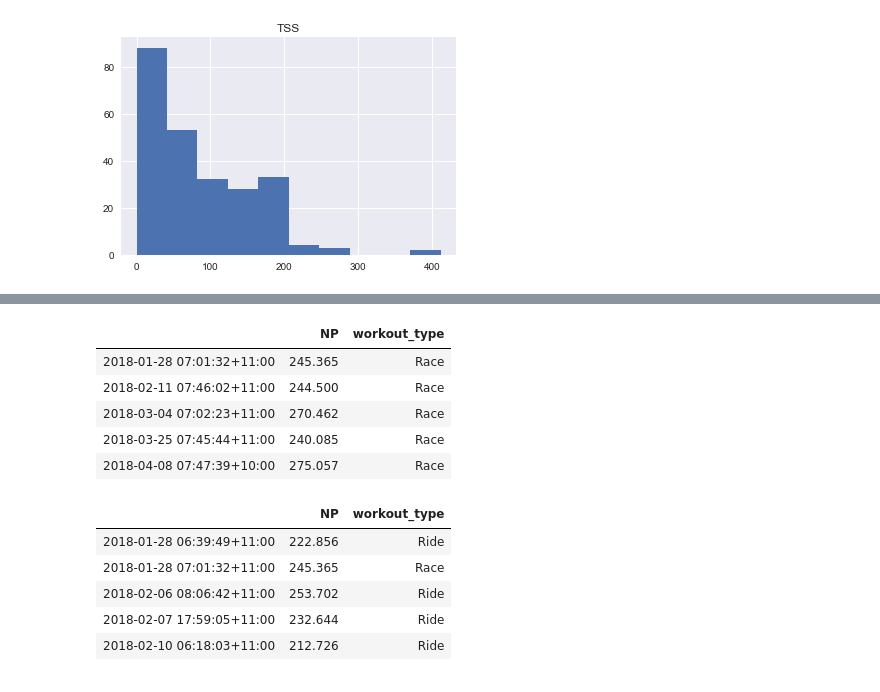
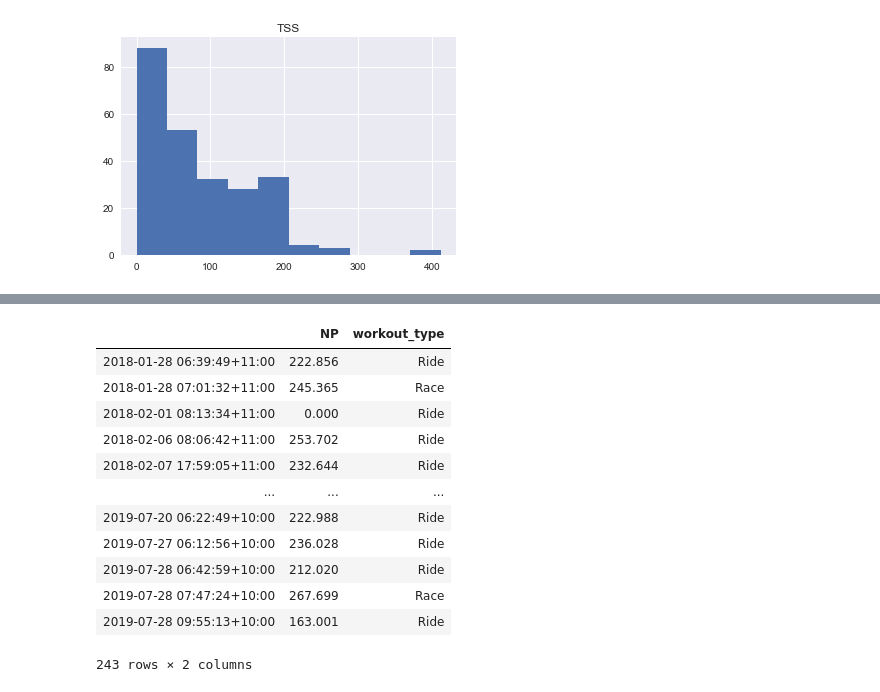
Before and after one commit to iamdraza/University-Practicals, a Jupyter notebook: Portfolio 1.ipynb, the cells around one changed output, grey strips where cells are left out. Drawn from its saved outputs; the diff is of its cells as text; code cells hidden in the pictures.

```diff
--- a/Portfolio 1.ipynb
+++ b/Portfolio 1.ipynb
@@ -263,22 +266,17 @@ sns.pairplot(ndf2)
 # %%
-df=newdataframe[newdataframe.workout_type=='Race']
-df=pd.DataFrame(df,columns =['NP', 'workout_type'])
-df.head()
+ndf3=pd.DataFrame(newdataframe,columns =['NP', 'workout_type'])
+ndf3
 # %% [output]
 |  | NP | workout_type |
+| 2018-01-28 06:39:49+11:00 | 222.856 | Ride |
 | 2018-01-28 07:01:32+11:00 | 245.365 | Race |
-| 2018-02-11 07:46:02+11:00 | 244.500 | Race |
-| 2018-03-04 07:02:23+11:00 | 270.462 | Race |
-| 2018-03-25 07:45:44+11:00 | 240.085 | Race |
-| 2018-04-08 07:47:39+10:00 | 275.057 | Race |
+| 2018-02-01 08:13:34+11:00 | 0.000 | Ride |
+| 2018-02-06 08:06:42+11:00 | 253.702 | Ride |
+| 2018-02-07 17:59:05+11:00 | 232.644 | Ride |
+| ... | ... | ... |
+| 2019-07-20 06:22:49+10:00 | 222.988 | Ride |
+| 2019-07-27 06:12:56+10:00 | 236.028 | Ride |
+| 2019-07-28 06:42:59+10:00 | 212.020 | Ride |
+| 2019-07-28 07:47:24+10:00 | 267.699 | Race |
+| 2019-07-28 09:55:13+10:00 | 163.001 | Ride |
+243 rows × 2 columns
-# %%
-bf=newdataframe[newdataframe.workout_type=='Race']
-bf=pd.DataFrame(newdataframe,columns =['NP', 'workout_type'])
-bf.head()
-# %% [output]
-|  | NP | workout_type |
-| 2018-01-28 06:39:49+11:00 | 222.856 | Ride |
-| 2018-01-28 07:01:32+11:00 | 245.365 | Race |
-| 2018-02-06 08:06:42+11:00 | 253.702 | Ride |
-| 2018-02-07 17:59:05+11:00 | 232.644 | Ride |
-| 2018-02-10 06:18:03+11:00 | 212.726 | Ride |
```
Also changed, not shown: parts of 20 cells of this notebook.
